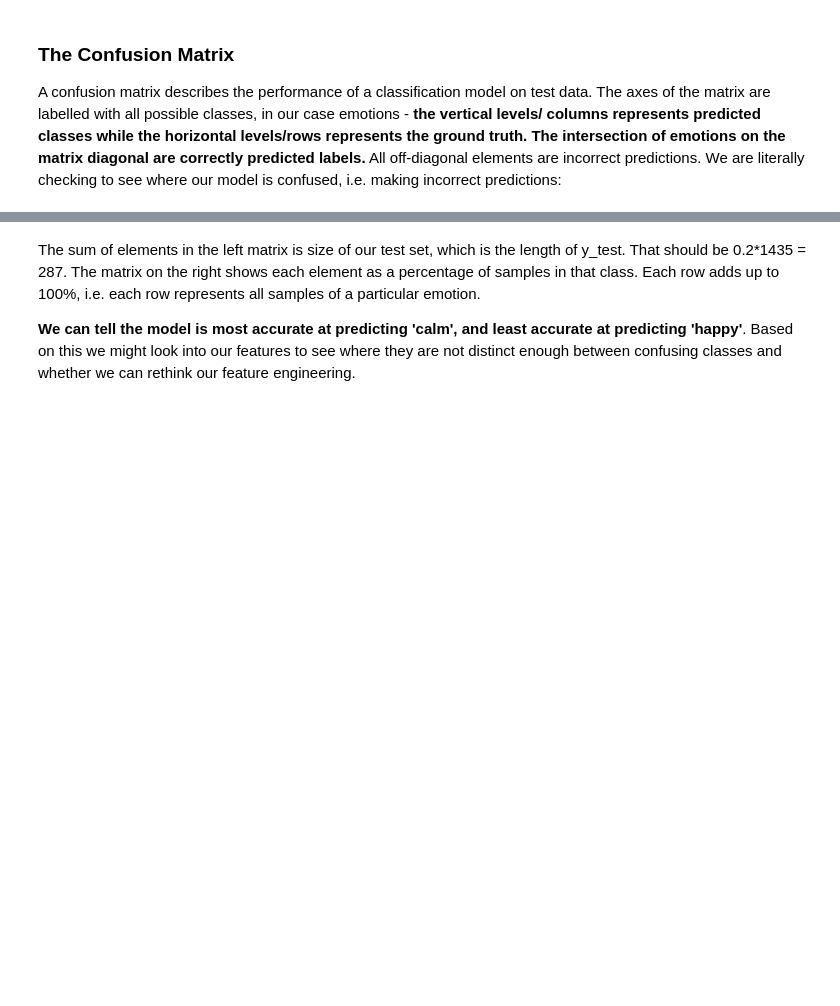
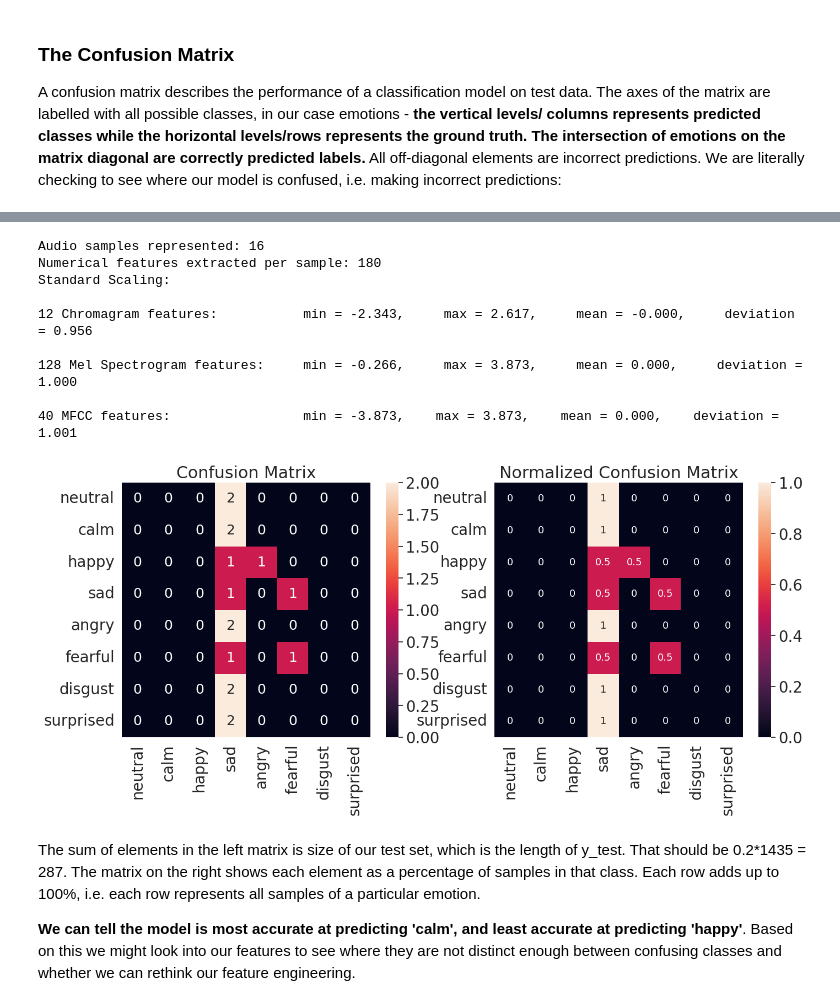
Before and after one commit to Rakko-Yumiya/Week4-NeuralNetworks, a Jupyter notebook: Week4__Neural_Networks.ipynb, the cells around one changed output, grey strips where cells are left out. Saved outputs shown, nothing was run; the diff lists cells and outputs as text; code cells hidden in the pictures; blank space fills up the shorter version.

```diff
--- a/Week4__Neural_Networks.ipynb
+++ b/Week4__Neural_Networks.ipynb
@@ -625,3 +628,66 @@ plt.show()
+# %%
+myFeatures=pd.read_csv('my_featuresRavdess.csv',index_col=0)
+myEmotions=pd.read_csv('my_emotionsRavdess.csv',index_col=0)
+
+print(f'\nAudio samples represented: {myFeatures.shape[0]}')
+print(f'Numerical features extracted per sample: {myFeatures.shape[1]}')
+features_df = pd.DataFrame(myFeatures) # make it pretty for display
+labels_df=pd.DataFrame(myEmotions)
+
+from sklearn.preprocessing import StandardScaler
+
+scaler = StandardScaler()
+# keep our unscaled features just in case we need to process them alternatively
+my_features_scaled = myFeatures
+my_features_scaled = scaler.fit_transform(my_features_scaled)
+
+print('\033[1m'+'Standard Scaling:\n'+'\033[0m')
+my_features_scaled_df = pd.DataFrame(my_features_scaled)
+print_features(my_features_scaled_df)
+
+from sklearn.metrics import confusion_matrix
+import seaborn as sn # I like seaborn's confusion matrix over sklearn's default
+
+# get predictions on test set
+test_emotion_predictions = model.predict(my_features_scaled)
+test_emotion_groundtruth = myEmotions
+
+# set labels for matrix axes from emotions
+emotion_list =['neutral','calm','happy','sad','angry','fearful','disgust','surprised']
+emotion_name = [emotion for emotion in emotion_list]
+
+# build confusion matrix and normalized confusion matrix
+conf_matrix = confusion_matrix(test_emotion_groundtruth, test_emotion_predictions, labels=emotion_list)
+conf_matrix_norm = confusion_matrix(test_emotion_groundtruth, test_emotion_predictions,normalize='true', labels=emotion_list)
+
+
+
+# make a confusion matrix with labels using a DataFrame
+confmatrix_df = pd.DataFrame(conf_matrix, index=emotion_name, columns=emotion_name)
+confmatrix_df_norm = pd.DataFrame(conf_matrix_norm, index=emotion_name, columns=emotion_name)
+
+# plot confusion matrices
+plt.figure(figsize=(16,6))
+sn.set(font_scale=1.8) # emotion label and title size
+plt.subplot(1,2,1)
+plt.title('Confusion Matrix')
+sn.heatmap(confmatrix_df, annot=True, annot_kws={"size": 18}) #annot_kws is value font
+plt.subplot(1,2,2)
+plt.title('Normalized Confusion Matrix')
+sn.heatmap(confmatrix_df_norm, annot=True, annot_kws={"size": 13}) #annot_kws is value font
+
+plt.show()
+# %% [output]
+Audio samples represented: 16
+Numerical features extracted per sample: 180
+Standard Scaling:
+
+12 Chromagram features:           min = -2.343,     max = 2.617,     mean = -0.000,     deviation = 0.956
+
+128 Mel Spectrogram features:     min = -0.266,     max = 3.873,     mean = 0.000,     deviation = 1.000
+
+40 MFCC features:                 min = -3.873,    max = 3.873,    mean = 0.000,    deviation = 1.001
+[figure, added]
 # %% [markdown]
 The sum of elements in the left matrix is size of our test set, which is the length of y_test. That should be 0.2*1435 = 287. The matrix on the right shows each element as a percentage of samples in that class. Each row adds up to 100%, i.e. each row represents all samples of a particular emotion.
 
```
Also changed, not shown: parts of 10 cells of this notebook.
